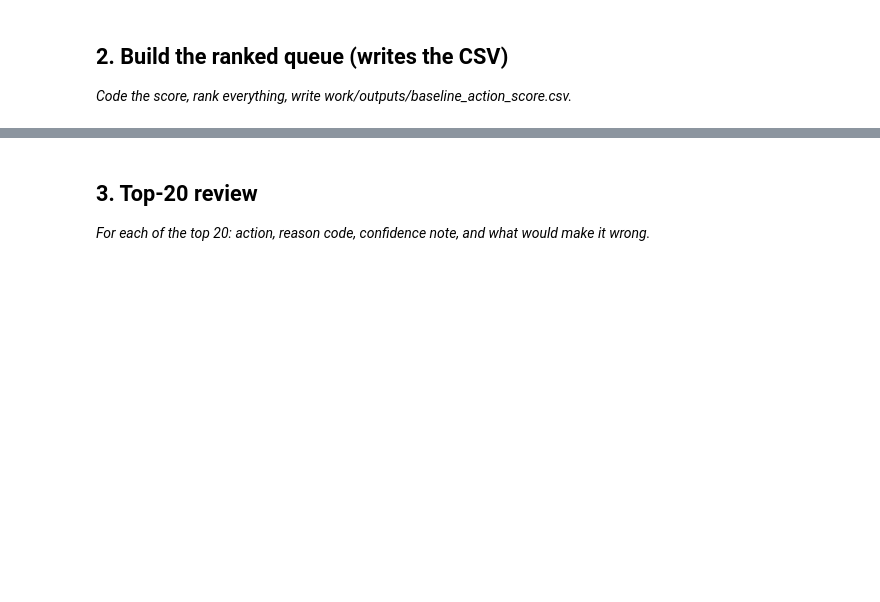
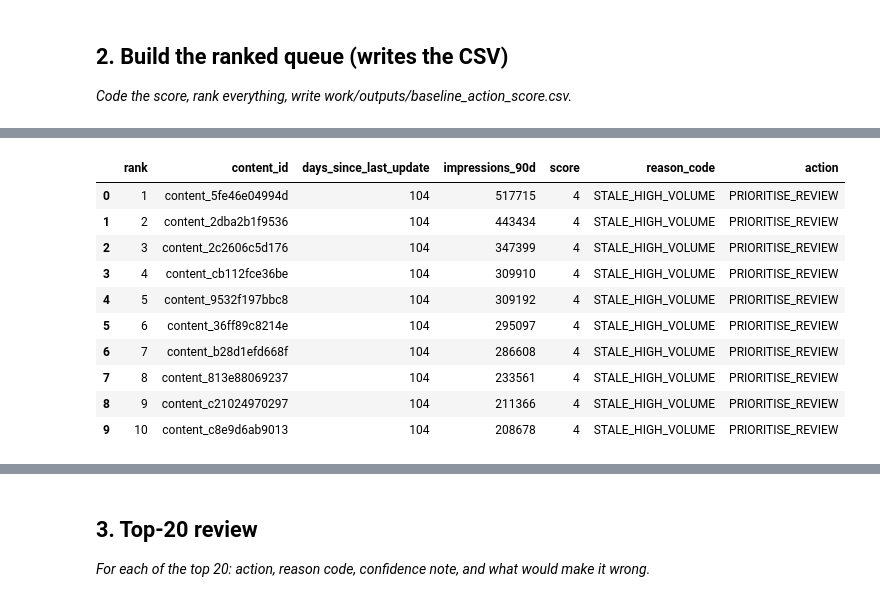
Before and after one commit to aryan-0018/FlyRank-ML-W1, a Jupyter notebook: work/notebooks/w04_baseline_score.ipynb, the cells around one changed output, grey strips where cells are left out. Cells and saved outputs as stored; diff of their text form; code cells hidden in the pictures; blank space fills up the shorter version.

```diff
--- a/work/notebooks/w04_baseline_score.ipynb
+++ b/work/notebooks/w04_baseline_score.ipynb
@@ -20,3 +139,87 @@ This skeleton is yours to fill. Work the sections **in order** — each one has
 # %%
 # This cell is for CODE (numbers, a query, a check).
 # Write your text answer in the cell ABOVE this one — typing sentences here breaks Run All.
+# Build the baseline action score using decision-time signals only.
+
+queue = df.copy()
+
+# Staleness component
+queue["staleness_score"] = np.select(
+    [
+        queue["days_since_last_update"] > 90,
+        queue["days_since_last_update"].between(31, 90, inclusive="both")
+    ],
+    [2, 1],
+    default=0
+)
+
+# Search-volume component using the observed distribution.
+volume_q33 = queue["impressions_90d"].quantile(1/3)
+volume_q67 = queue["impressions_90d"].quantile(2/3)
+
+queue["volume_score"] = np.select(
+    [
+        queue["impressions_90d"] >= volume_q67,
+        queue["impressions_90d"] >= volume_q33
+    ],
+    [2, 1],
+    default=0
+)
+
+# Combined baseline score.
+queue["score"] = queue["staleness_score"] + queue["volume_score"]
+
+# One reason code.
+queue["reason_code"] = np.select(
+    [
+        (queue["staleness_score"] == 2) & (queue["volume_score"] == 2),
+        (queue["staleness_score"] == 2),
+        (queue["volume_score"] == 2)
+    ],
+    [
+        "STALE_HIGH_VOLUME",
+        "STALE",
+        "HIGH_VOLUME"
+    ],
+    default="LOW_PRIORITY"
+)
+
+# One action label.
+queue["action"] = np.select(
+    [
+        queue["score"] == 4,
+        queue["score"].isin([2, 3])
+    ],
+    [
+        "PRIORITISE_REVIEW",
+        "REVIEW"
+    ],
+    default="MONITOR"
+)
+
+# Rank highest-priority pages first.
+queue = queue.sort_values(
+    ["score", "impressions_90d", "days_since_last_update"],
+    ascending=[False, False, False]
+).reset_index(drop=True)
+
+queue["rank"] = np.arange(1, len(queue) + 1)
+
+print("Ranked queue created.")
+print("Rows:", len(queue))
+print("Score range:", queue["score"].min(), "to", queue["score"].max())
+
+display(
+    queue[
+        [
+            "rank",
+            "content_id",
+            "days_since_last_update",
+            "impressions_90d",
+            "score",
+            "reason_code",
+            "action"
+        ]
+    ].head(10)
+)
+# %% [output]
@@ -22,0 +229,11 @@ This skeleton is yours to fill. Work the sections **in order** — each one has
+|  | rank | content_id | days_since_last_update | impressions_90d | score | reason_code | action |
+| 0 | 1 | content_5fe46e04994d | 104 | 517715 | 4 | STALE_HIGH_VOLUME | PRIORITISE_REVIEW |
+| 1 | 2 | content_2dba2b1f9536 | 104 | 443434 | 4 | STALE_HIGH_VOLUME | PRIORITISE_REVIEW |
+| 2 | 3 | content_2c2606c5d176 | 104 | 347399 | 4 | STALE_HIGH_VOLUME | PRIORITISE_REVIEW |
+| 3 | 4 | content_cb112fce36be | 104 | 309910 | 4 | STALE_HIGH_VOLUME | PRIORITISE_REVIEW |
+| 4 | 5 | content_9532f197bbc8 | 104 | 309192 | 4 | STALE_HIGH_VOLUME | PRIORITISE_REVIEW |
+| 5 | 6 | content_36ff89c8214e | 104 | 295097 | 4 | STALE_HIGH_VOLUME | PRIORITISE_REVIEW |
+| 6 | 7 | content_b28d1efd668f | 104 | 286608 | 4 | STALE_HIGH_VOLUME | PRIORITISE_REVIEW |
+| 7 | 8 | content_813e88069237 | 104 | 233561 | 4 | STALE_HIGH_VOLUME | PRIORITISE_REVIEW |
+| 8 | 9 | content_c21024970297 | 104 | 211366 | 4 | STALE_HIGH_VOLUME | PRIORITISE_REVIEW |
+| 9 | 10 | content_c8e9d6ab9013 | 104 | 208678 | 4 | STALE_HIGH_VOLUME | PRIORITISE_REVIEW |
```
Also changed, not shown: parts of 18 cells of this notebook.
